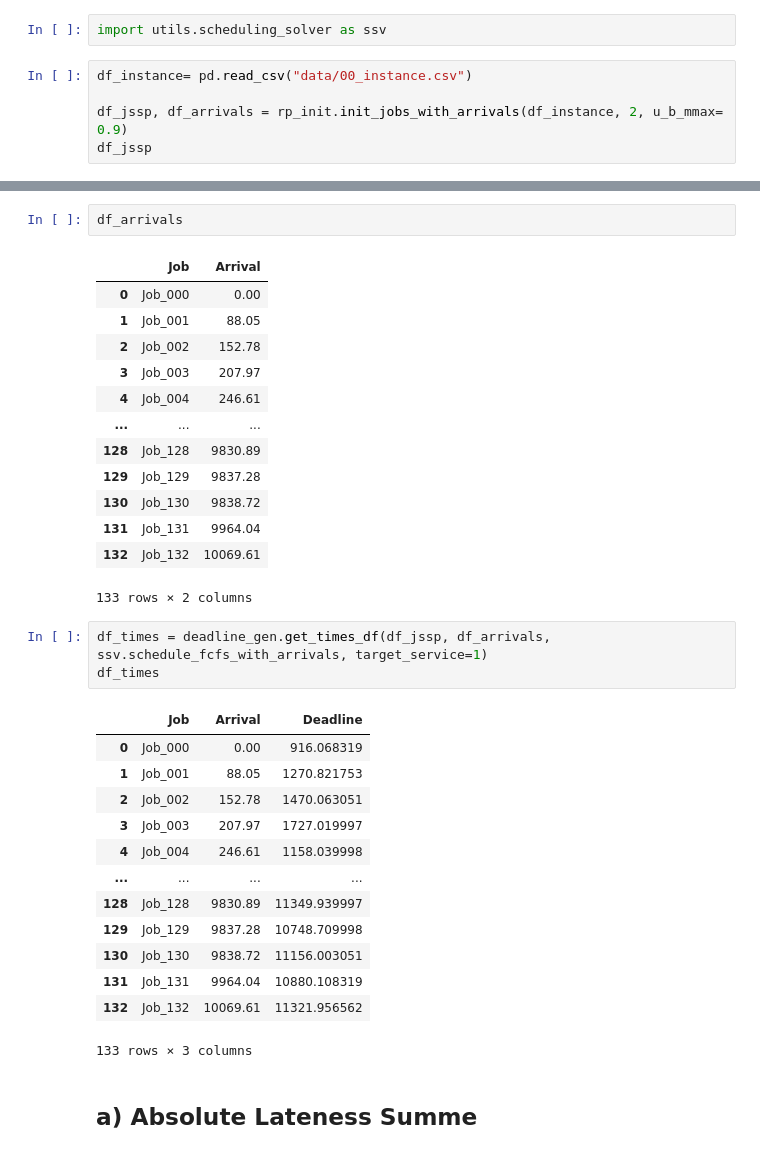
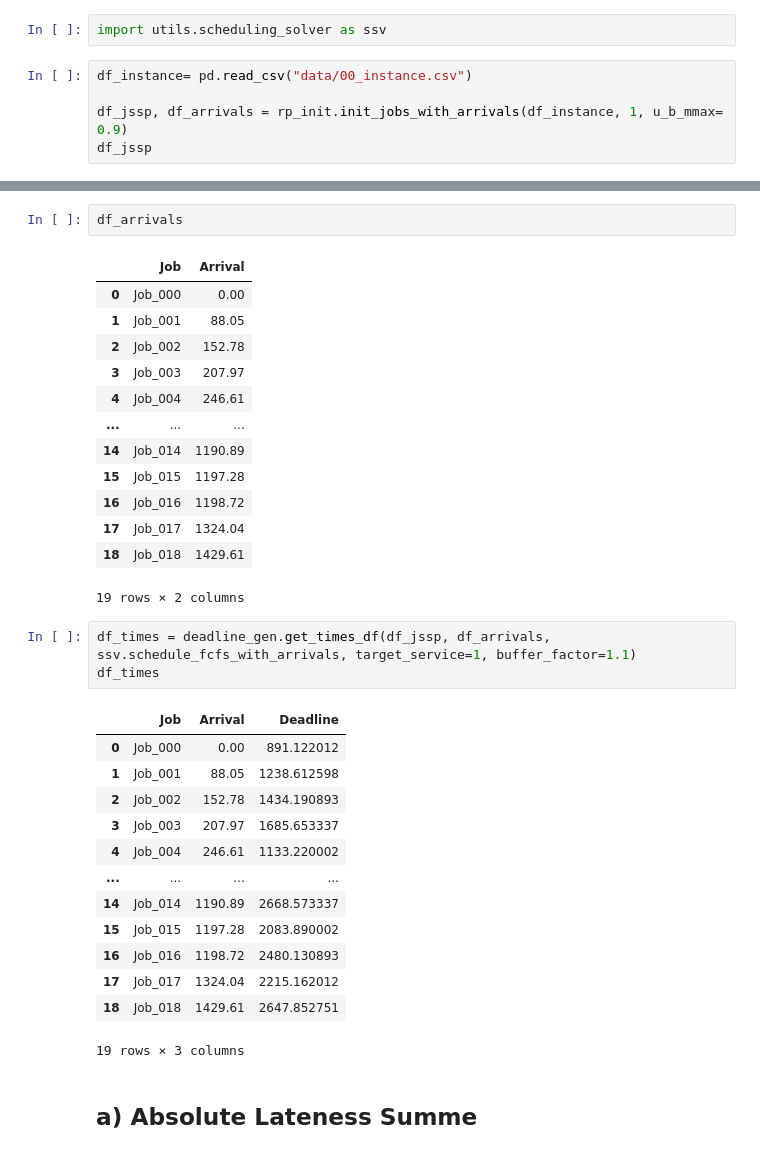
Before and after one commit to konrad-adamski/HTWD_JobShop_Rescheduling, a Jupyter notebook: 02_Scheduling_with_Arrival_and_DueDate/03_Lateness.ipynb, the cells around one changed output, grey strips where cells are left out. Drawn from its saved outputs; the diff is of its cells as text.

```diff
--- a/02_Scheduling_with_Arrival_and_DueDate/03_Lateness.ipynb
+++ b/02_Scheduling_with_Arrival_and_DueDate/03_Lateness.ipynb
@@ -38,7 +38,7 @@ import utils.scheduling_solver as ssv
 # %%
 df_instance= pd.read_csv("data/00_instance.csv")
 
-df_jssp, df_arrivals = rp_init.init_jobs_with_arrivals(df_instance, 2, u_b_mmax= 0.9)
+df_jssp, df_arrivals = rp_init.init_jobs_with_arrivals(df_instance, 1, u_b_mmax= 0.9)
 df_jssp
 # %% [output]
 |  | Job | Operation | Machine | Processing Time |
@@ -64,29 +64,29 @@ df_arrivals
 | 3 | Job_003 | 207.97 |
 | 4 | Job_004 | 246.61 |
 | ... | ... | ... |
-| 128 | Job_128 | 9830.89 |
-| 129 | Job_129 | 9837.28 |
-| 130 | Job_130 | 9838.72 |
-| 131 | Job_131 | 9964.04 |
-| 132 | Job_132 | 10069.61 |
+| 14 | Job_014 | 1190.89 |
+| 15 | Job_015 | 1197.28 |
+| 16 | Job_016 | 1198.72 |
+| 17 | Job_017 | 1324.04 |
+| 18 | Job_018 | 1429.61 |
-133 rows × 2 columns
+19 rows × 2 columns
 # %%
-df_times = deadline_gen.get_times_df(df_jssp, df_arrivals, ssv.schedule_fcfs_with_arrivals, target_service=1)
+df_times = deadline_gen.get_times_df(df_jssp, df_arrivals, ssv.schedule_fcfs_with_arrivals, target_service=1, buffer_factor=1.1)
 df_times
 # %% [output]
 |  | Job | Arrival | Deadline |
-| 0 | Job_000 | 0.00 | 916.068319 |
-| 1 | Job_001 | 88.05 | 1270.821753 |
-| 2 | Job_002 | 152.78 | 1470.063051 |
-| 3 | Job_003 | 207.97 | 1727.019997 |
-| 4 | Job_004 | 246.61 | 1158.039998 |
+| 0 | Job_000 | 0.00 | 891.122012 |
+| 1 | Job_001 | 88.05 | 1238.612598 |
+| 2 | Job_002 | 152.78 | 1434.190893 |
+| 3 | Job_003 | 207.97 | 1685.653337 |
+| 4 | Job_004 | 246.61 | 1133.220002 |
 | ... | ... | ... | ... |
-| 128 | Job_128 | 9830.89 | 11349.939997 |
-| 129 | Job_129 | 9837.28 | 10748.709998 |
-| 130 | Job_130 | 9838.72 | 11156.003051 |
-| 131 | Job_131 | 9964.04 | 10880.108319 |
-| 132 | Job_132 | 10069.61 | 11321.956562 |
+| 14 | Job_014 | 1190.89 | 2668.573337 |
+| 15 | Job_015 | 1197.28 | 2083.890002 |
+| 16 | Job_016 | 1198.72 | 2480.130893 |
+| 17 | Job_017 | 1324.04 | 2215.162012 |
+| 18 | Job_018 | 1429.61 | 2647.852751 |
-133 rows × 3 columns
+19 rows × 3 columns
 # %% [markdown]
 ## a) Absolute Lateness Summe
 # %% [markdown]
```
Also changed, not shown: parts of 8 cells of this notebook, 1 other file.
